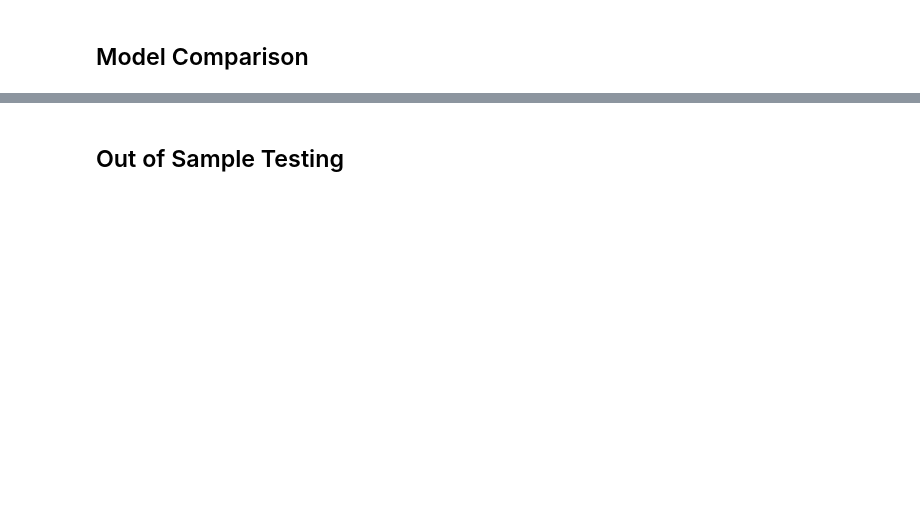
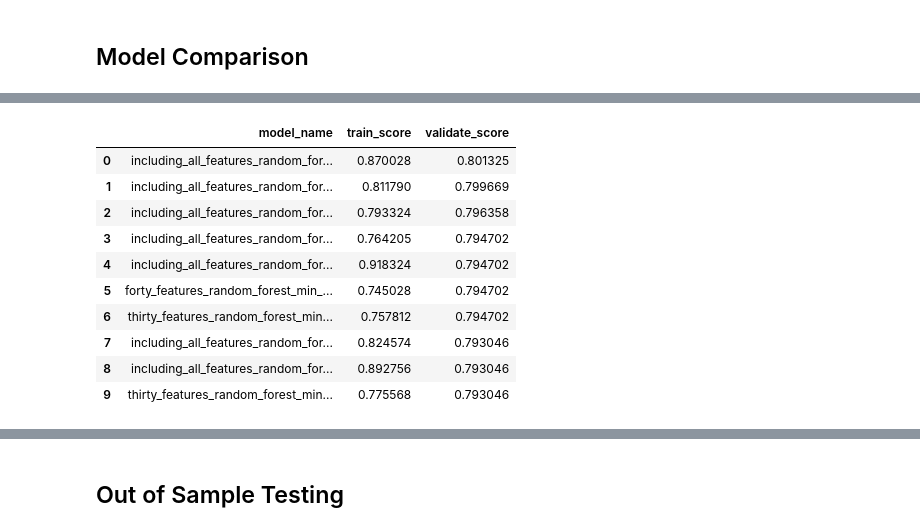
Before and after one commit to american-perspectives-capstone/american-attitudes, a Jupyter notebook: final_notebook.ipynb, the cells around one changed output, grey strips where cells are left out. Drawn from its saved outputs; the diff is of its cells as text; code cells hidden in the pictures; blank space fills up the shorter version.

```diff
--- a/final_notebook.ipynb
+++ b/final_notebook.ipynb
@@ -2213,0 +2276,14 @@ Model Comparison
+# %%
+score_df.head(10)
+# %% [output]
+|  | model_name | train_score | validate_score |
+| 0 | including_all_features_random_for... | 0.870028 | 0.801325 |
+| 1 | including_all_features_random_for... | 0.811790 | 0.799669 |
+| 2 | including_all_features_random_for... | 0.793324 | 0.796358 |
+| 3 | including_all_features_random_for... | 0.764205 | 0.794702 |
+| 4 | including_all_features_random_for... | 0.918324 | 0.794702 |
+| 5 | forty_features_random_forest_min_... | 0.745028 | 0.794702 |
+| 6 | thirty_features_random_forest_min... | 0.757812 | 0.794702 |
+| 7 | including_all_features_random_for... | 0.824574 | 0.793046 |
+| 8 | including_all_features_random_for... | 0.892756 | 0.793046 |
+| 9 | thirty_features_random_forest_min... | 0.775568 | 0.793046 |
```
Also changed, not shown: parts of 54 cells of this notebook.
